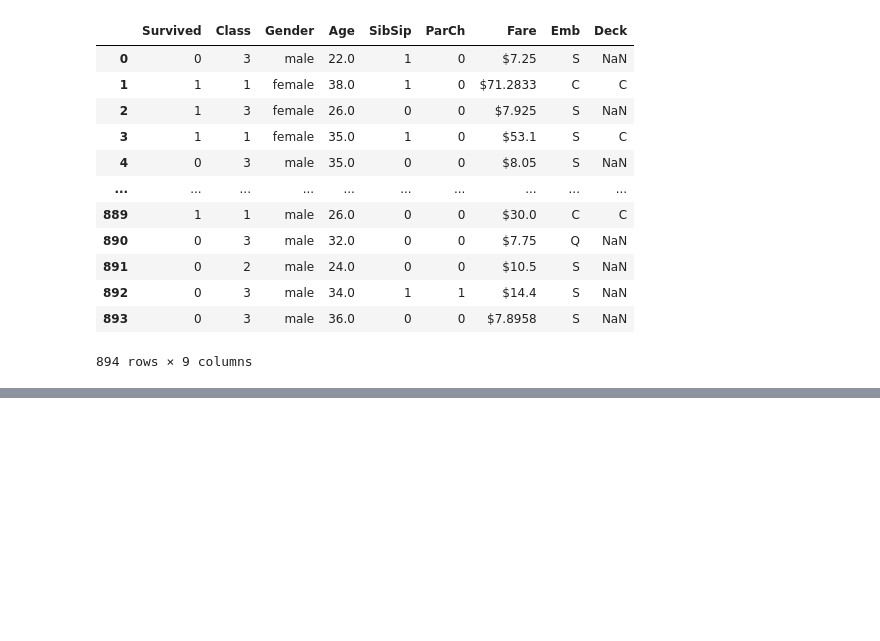
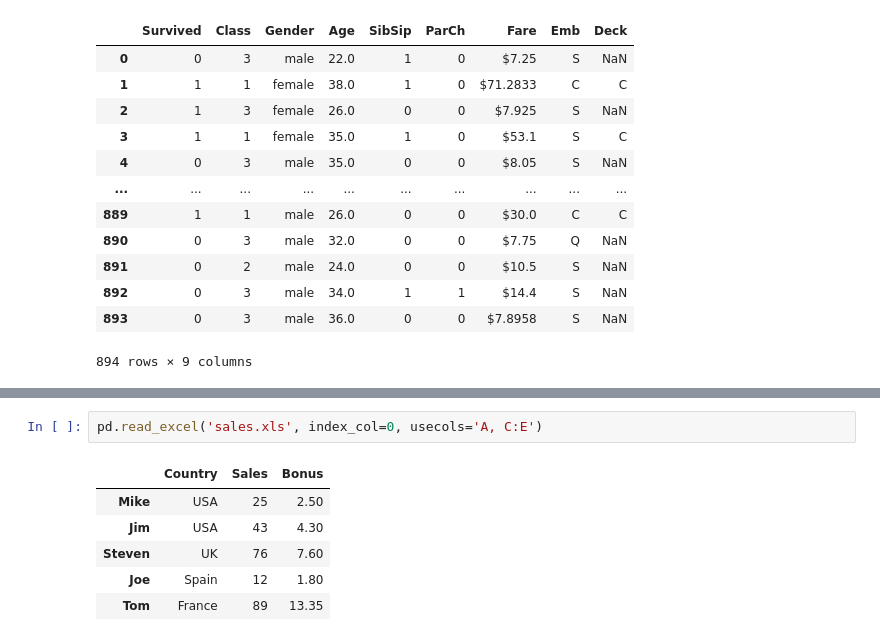
Before and after one commit to HeyThatsViv/Pandas-Udemy-Course, a Jupyter notebook: Course_Materials_Part2/Video_Lecture_NBs/Importing data.ipynb, the cells around one changed output, grey strips where cells are left out. Drawn from its saved outputs; the diff is of its cells as text; blank space fills up the shorter version.

```diff
--- a/Course_Materials_Part2/Video_Lecture_NBs/Importing data.ipynb
+++ b/Course_Materials_Part2/Video_Lecture_NBs/Importing data.ipynb
@@ -187,0 +257,9 @@ pd.read_csv('titanic_imp.csv')
+# %%
+pd.read_excel('sales.xls', index_col=0, usecols='A, C:E')
+# %% [output]
+|  | Country | Sales | Bonus |
+| Mike | USA | 25 | 2.50 |
+| Jim | USA | 43 | 4.30 |
+| Steven | UK | 76 | 7.60 |
+| Joe | Spain | 12 | 1.80 |
+| Tom | France | 89 | 13.35 |
```
Also changed, not shown: parts of 15 cells of this notebook.
